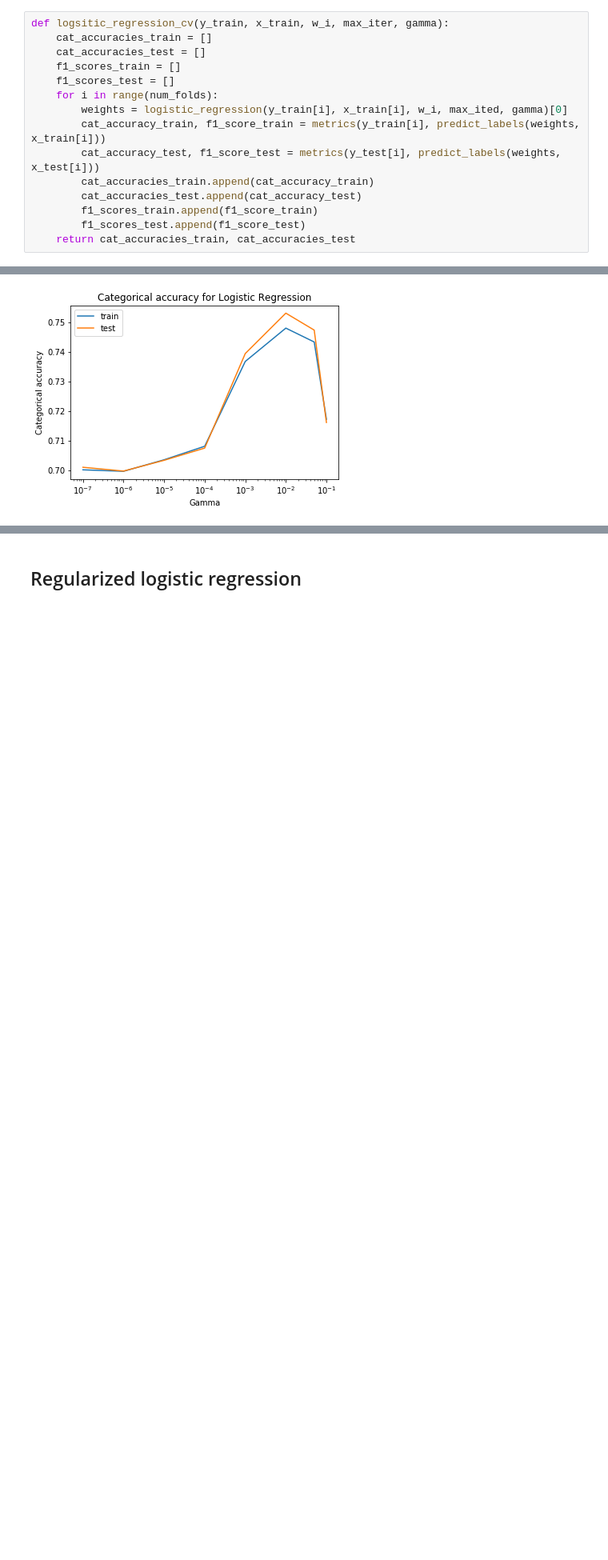
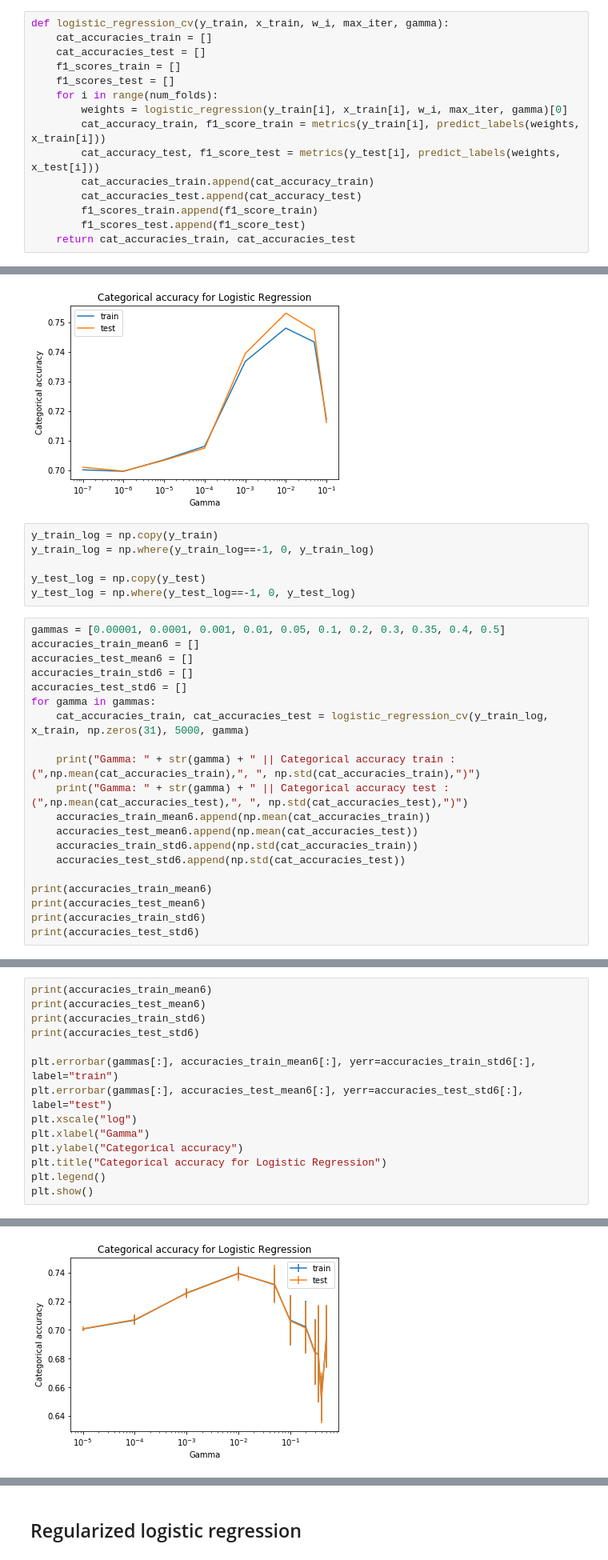
Before and after one commit to itsyaboii1337/ML, a Jupyter notebook: ReportVisualisation.ipynb, the cells around one changed output, grey strips where cells are left out. Shown at 80% size. Cells and saved outputs as stored; diff of their text form; blank space fills up the shorter version.

```diff
--- a/ReportVisualisation.ipynb
+++ b/ReportVisualisation.ipynb
@@ -449,13 +519,13 @@ Best performance: lambda  0.11937766417144383 , train accuracy:  0.744487 , test
 # %% [markdown]
 ## Logistic regression
 # %%
-def logsitic_regression_cv(y_train, x_train, w_i, max_iter, gamma):
+def logistic_regression_cv(y_train, x_train, w_i, max_iter, gamma):
     cat_accuracies_train = []
     cat_accuracies_test = []
     f1_scores_train = []
     f1_scores_test = []
     for i in range(num_folds):
-        weights = logistic_regression(y_train[i], x_train[i], w_i, max_ited, gamma)[0]
+        weights = logistic_regression(y_train[i], x_train[i], w_i, max_iter, gamma)[0]
         cat_accuracy_train, f1_score_train = metrics(y_train[i], predict_labels(weights, x_train[i]))
         cat_accuracy_test, f1_score_test = metrics(y_test[i], predict_labels(weights, x_test[i]))
         cat_accuracies_train.append(cat_accuracy_train)
@@ -520,3 +590,29 @@ plt.legend()
 plt.show()
 # %% [output]
 [figure]
+# %%
+y_train_log = np.copy(y_train)
+y_train_log = np.where(y_train_log==-1, 0, y_train_log)
+
+y_test_log = np.copy(y_test)
+y_test_log = np.where(y_test_log==-1, 0, y_test_log)
+# %%
+gammas = [0.00001, 0.0001, 0.001, 0.01, 0.05, 0.1, 0.2, 0.3, 0.35, 0.4, 0.5]
+accuracies_train_mean6 = []
+accuracies_test_mean6 = []
+accuracies_train_std6 = []
+accuracies_test_std6 = []
+for gamma in gammas:
+    cat_accuracies_train, cat_accuracies_test = logistic_regression_cv(y_train_log, x_train, np.zeros(31), 5000, gamma)
+
+    print("Gamma: " + str(gamma) + " || Categorical accuracy train : (",np.mean(cat_accuracies_train),", ", np.std(cat_accuracies_train),")")
+    print("Gamma: " + str(gamma) + " || Categorical accuracy test : (",np.mean(cat_accuracies_test),", ", np.std(cat_accuracies_test),")")
+    accuracies_train_mean6.append(np.mean(cat_accuracies_train))
+    accuracies_test_mean6.append(np.mean(cat_accuracies_test))
+    accuracies_train_std6.append(np.std(cat_accuracies_train))
+    accuracies_test_std6.append(np.std(cat_accuracies_test))
+
+print(accuracies_train_mean6)
+print(accuracies_test_mean6)
+print(accuracies_train_std6)
+print(accuracies_test_std6)
@@ -522,0 +637,15 @@ plt.show()
+# %%
+print(accuracies_train_mean6)
+print(accuracies_test_mean6)
+print(accuracies_train_std6)
+print(accuracies_test_std6)
+
+plt.errorbar(gammas[:], accuracies_train_mean6[:], yerr=accuracies_train_std6[:], label="train")
+plt.errorbar(gammas[:], accuracies_test_mean6[:], yerr=accuracies_test_std6[:], label="test")
+plt.xscale("log")
+plt.xlabel("Gamma")
+plt.ylabel("Categorical accuracy")
+plt.title("Categorical accuracy for Logistic Regression")
+plt.legend()
+plt.show()
+# %% [output]
@@ -522,0 +656 @@ plt.show()
+[figure, added]
```
Also changed, not shown: parts of 32 cells of this notebook.
